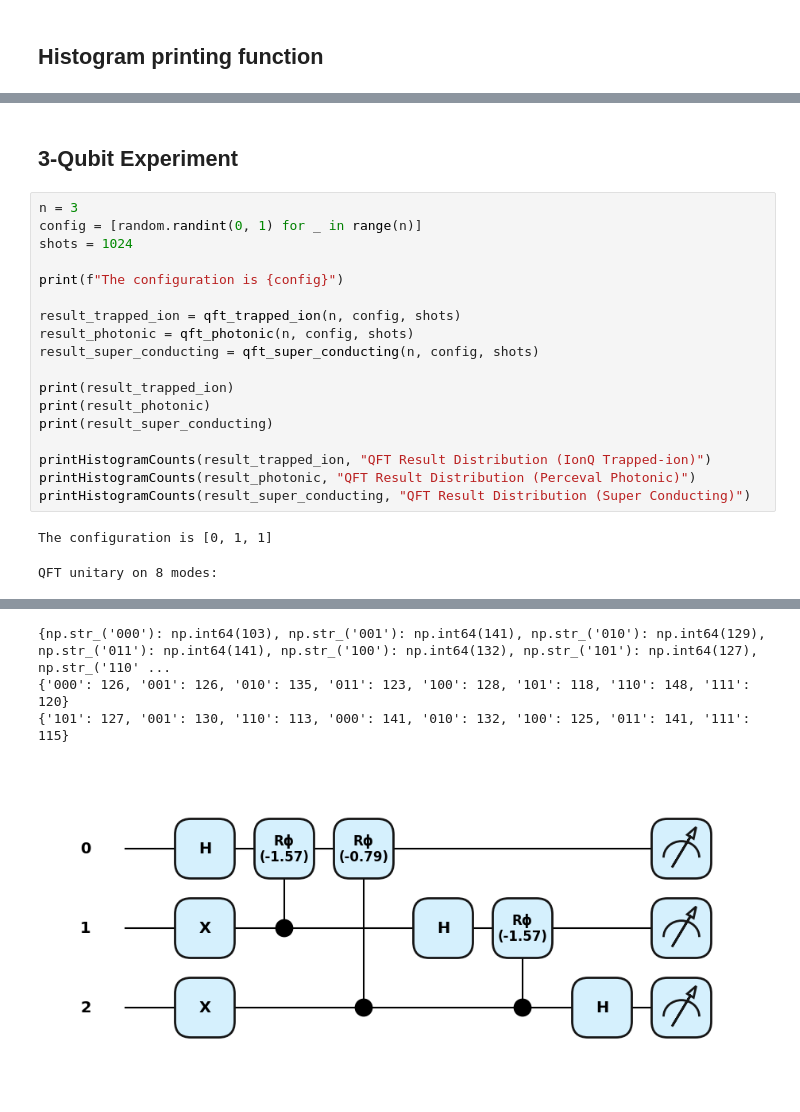
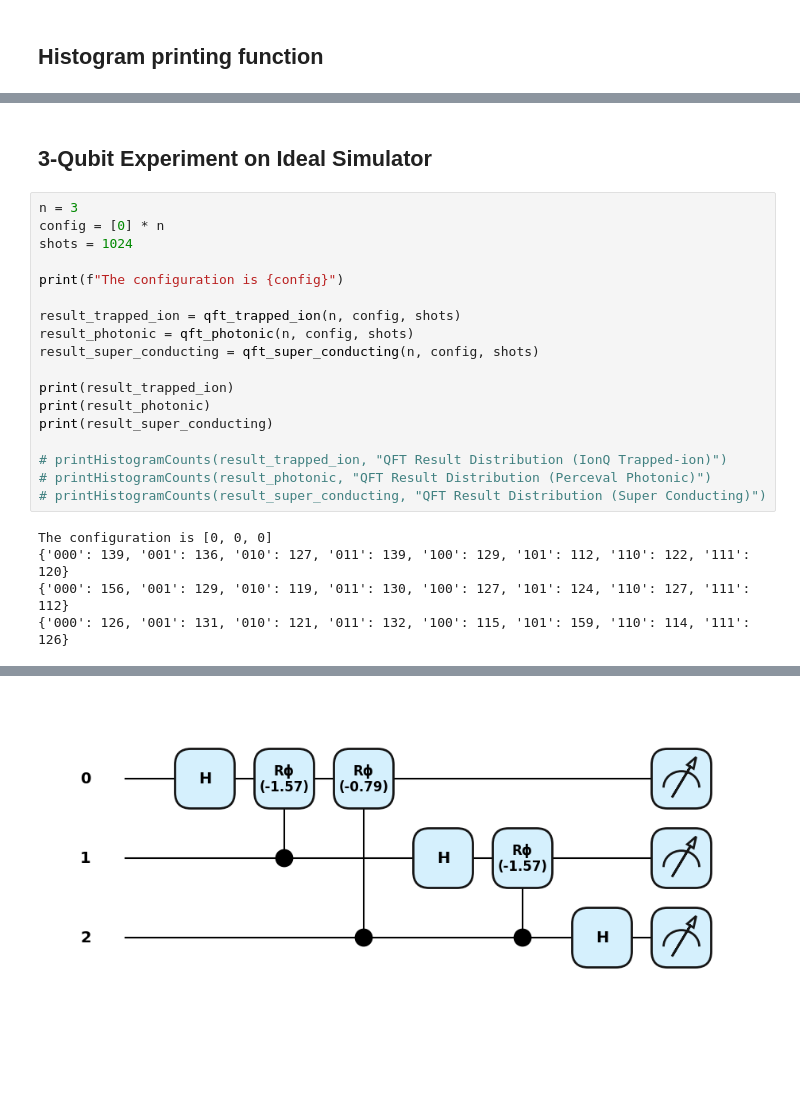
Before and after one commit to msoliviawatt/QFT-Cross-Verification, a Jupyter notebook: qft_verification.ipynb, the cells around one changed output, grey strips where cells are left out. Saved outputs shown, nothing was run; the diff lists cells and outputs as text; blank space fills up the shorter version.

```diff
--- a/qft_verification.ipynb
+++ b/qft_verification.ipynb
@@ -65,9 +82,9 @@ def printHistogramProbs(dataset: map, title: str):
     plt.show()
 # %% [markdown]
-## 3-Qubit Experiment
+## 3-Qubit Experiment on Ideal Simulator
 # %%
 n = 3
-config = [random.randint(0, 1) for _ in range(n)]
+config = [0] * n
 shots = 1024
 
 print(f"The configuration is {config}")
@@ -80,9 +97,11 @@ print(result_trapped_ion)
 print(result_photonic)
 print(result_super_conducting)
 
-printHistogramCounts(result_trapped_ion, "QFT Result Distribution (IonQ Trapped-ion)")
-printHistogramCounts(result_photonic, "QFT Result Distribution (Perceval Photonic)")
-printHistogramCounts(result_super_conducting, "QFT Result Distribution (Super Conducting)")
+# printHistogramCounts(result_trapped_ion, "QFT Result Distribution (IonQ Trapped-ion)")
+# printHistogramCounts(result_photonic, "QFT Result Distribution (Perceval Photonic)")
+# printHistogramCounts(result_super_conducting, "QFT Result Distribution (Super Conducting)")
 # %% [output]
-The configuration is [0, 1, 1]
+The configuration is [0, 0, 0]
+{'000': 139, '001': 136, '010': 127, '011': 139, '100': 129, '101': 112, '110': 122, '111': 120}
+{'000': 156, '001': 129, '010': 119, '011': 130, '100': 127, '101': 124, '110': 127, '111': 112}
+{'000': 126, '001': 131, '010': 121, '011': 132, '100': 115, '101': 159, '110': 114, '111': 126}
-QFT unitary on 8 modes:
@@ -90,4 +108 @@ $\displaystyle \left[\begin{matrix}\frac{\sqrt{2}}{4} & \frac{\sqrt{2}}{4} & \fr
-{np.str_('000'): np.int64(103), np.str_('001'): np.int64(141), np.str_('010'): np.int64(129), np.str_('011'): np.int64(141), np.str_('100'): np.int64(132), np.str_('101'): np.int64(127), np.str_('110' ...
-{'000': 126, '001': 126, '010': 135, '011': 123, '100': 128, '101': 118, '110': 148, '111': 120}
-{'101': 127, '001': 130, '110': 113, '000': 141, '010': 132, '100': 125, '011': 141, '111': 115}
-[figure, old version]
+[figure, new version]
```
Also changed, not shown: parts of 20 cells of this notebook, 2 other files.
